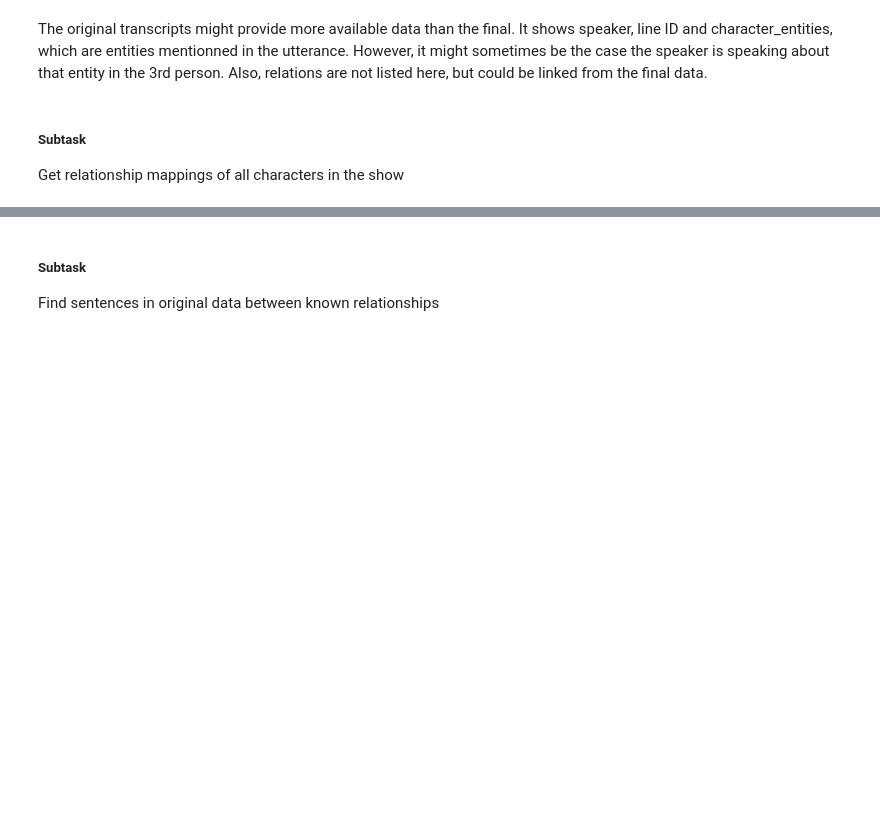
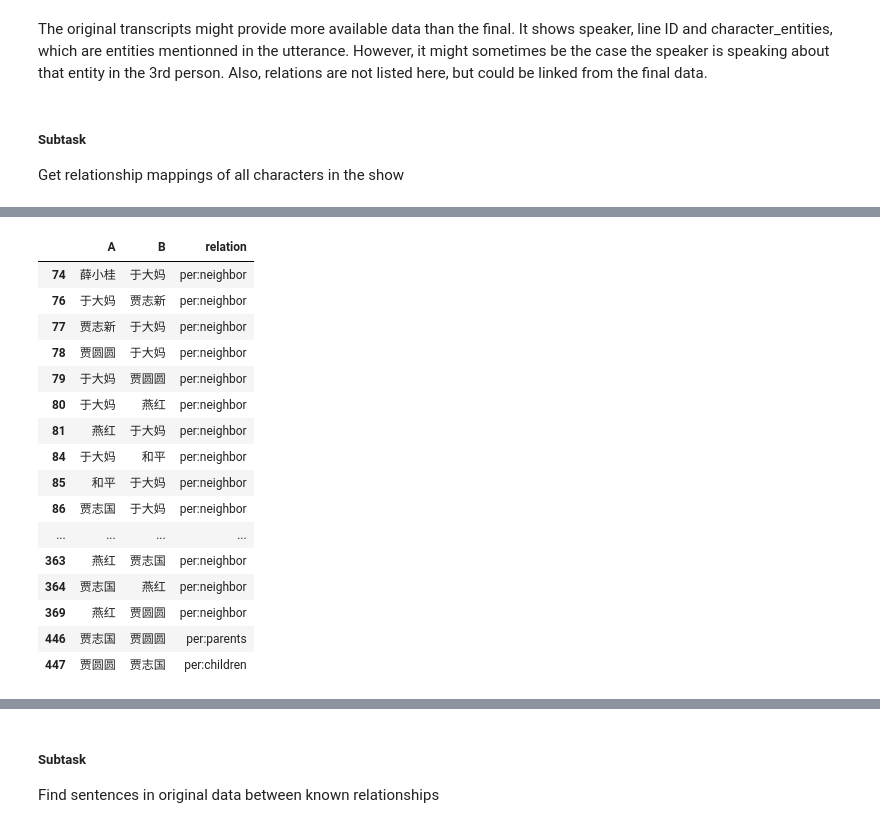
Before and after one commit to elyeb/dialog_formality, a Jupyter notebook: corpora_explore_messy.ipynb, the cells around one changed output, grey strips where cells are left out. Saved outputs shown, nothing was run; the diff lists cells and outputs as text; code cells hidden in the pictures; blank space fills up the shorter version.

```diff
--- a/corpora_explore_messy.ipynb
+++ b/corpora_explore_messy.ipynb
@@ -885,0 +973,20 @@ exportCRT.py  final.json
+# %%
+some_relations
+# %% [output]
+|  | A | B | relation |
+| 74 | 薛小桂 | 于大妈 | per:neighbor |
+| 76 | 于大妈 | 贾志新 | per:neighbor |
+| 77 | 贾志新 | 于大妈 | per:neighbor |
+| 78 | 贾圆圆 | 于大妈 | per:neighbor |
+| 79 | 于大妈 | 贾圆圆 | per:neighbor |
+| 80 | 于大妈 | 燕红 | per:neighbor |
+| 81 | 燕红 | 于大妈 | per:neighbor |
+| 84 | 于大妈 | 和平 | per:neighbor |
+| 85 | 和平 | 于大妈 | per:neighbor |
+| 86 | 贾志国 | 于大妈 | per:neighbor |
+| ... | ... | ... | ... |
+| 363 | 燕红 | 贾志国 | per:neighbor |
+| 364 | 贾志国 | 燕红 | per:neighbor |
+| 369 | 燕红 | 贾圆圆 | per:neighbor |
+| 446 | 贾志国 | 贾圆圆 | per:parents |
+| 447 | 贾圆圆 | 贾志国 | per:children |
```
Also changed, not shown: parts of 9 cells of this notebook.
